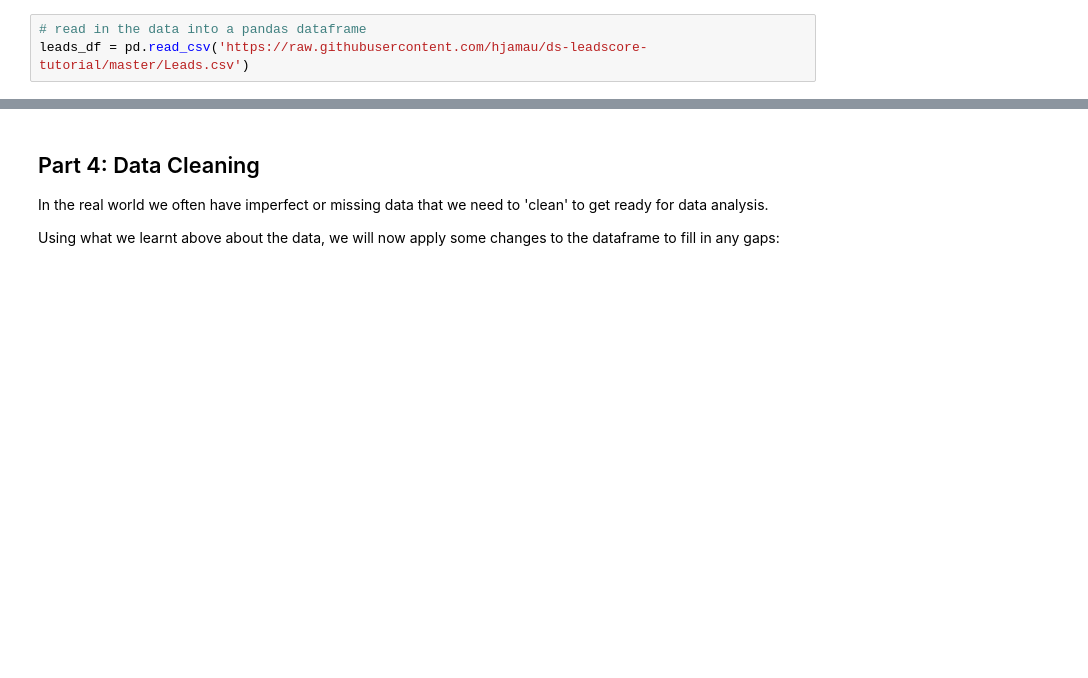
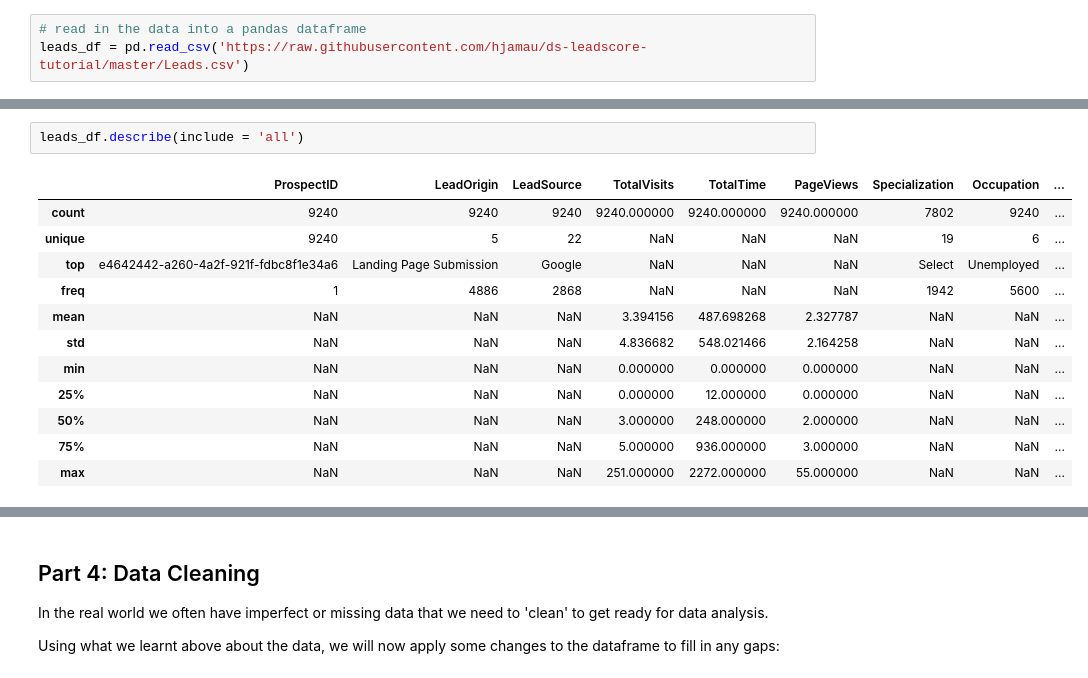
Before and after one commit to JessicaQChiu/ds-leadscore-tutorial, a Jupyter notebook: ds-leadscore-tutorial-activity.ipynb, the cells around one changed output, grey strips where cells are left out. Saved outputs shown, nothing was run; the diff lists cells and outputs as text; blank space fills up the shorter version.

```diff
--- a/ds-leadscore-tutorial-activity.ipynb
+++ b/ds-leadscore-tutorial-activity.ipynb
@@ -121,3 +149,18 @@ leads_df.describe()
+# %%
+leads_df.describe(include = 'all')
+# %% [output]
+|  | ProspectID | LeadOrigin | LeadSource | TotalVisits | TotalTime | PageViews | Specialization | Occupation | ... |
+| count | 9240 | 9240 | 9240 | 9240.000000 | 9240.000000 | 9240.000000 | 7802 | 9240 | ... |
+| unique | 9240 | 5 | 22 | NaN | NaN | NaN | 19 | 6 | ... |
+| top | e4642442-a260-4a2f-921f-fdbc8f1e34a6 | Landing Page Submission | Google | NaN | NaN | NaN | Select | Unemployed | ... |
+| freq | 1 | 4886 | 2868 | NaN | NaN | NaN | 1942 | 5600 | ... |
+| mean | NaN | NaN | NaN | 3.394156 | 487.698268 | 2.327787 | NaN | NaN | ... |
+| std | NaN | NaN | NaN | 4.836682 | 548.021466 | 2.164258 | NaN | NaN | ... |
+| min | NaN | NaN | NaN | 0.000000 | 0.000000 | 0.000000 | NaN | NaN | ... |
+| 25% | NaN | NaN | NaN | 0.000000 | 12.000000 | 0.000000 | NaN | NaN | ... |
+| 50% | NaN | NaN | NaN | 3.000000 | 248.000000 | 2.000000 | NaN | NaN | ... |
+| 75% | NaN | NaN | NaN | 5.000000 | 936.000000 | 3.000000 | NaN | NaN | ... |
+| max | NaN | NaN | NaN | 251.000000 | 2272.000000 | 55.000000 | NaN | NaN | ... |
 # %%
 # column names
 leads_df.columns
```
Also changed, not shown: parts of 67 cells of this notebook.
